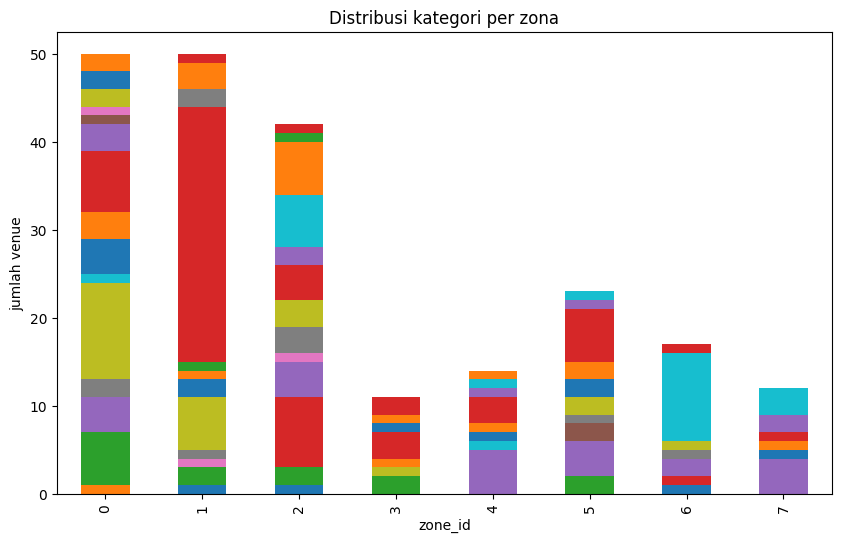
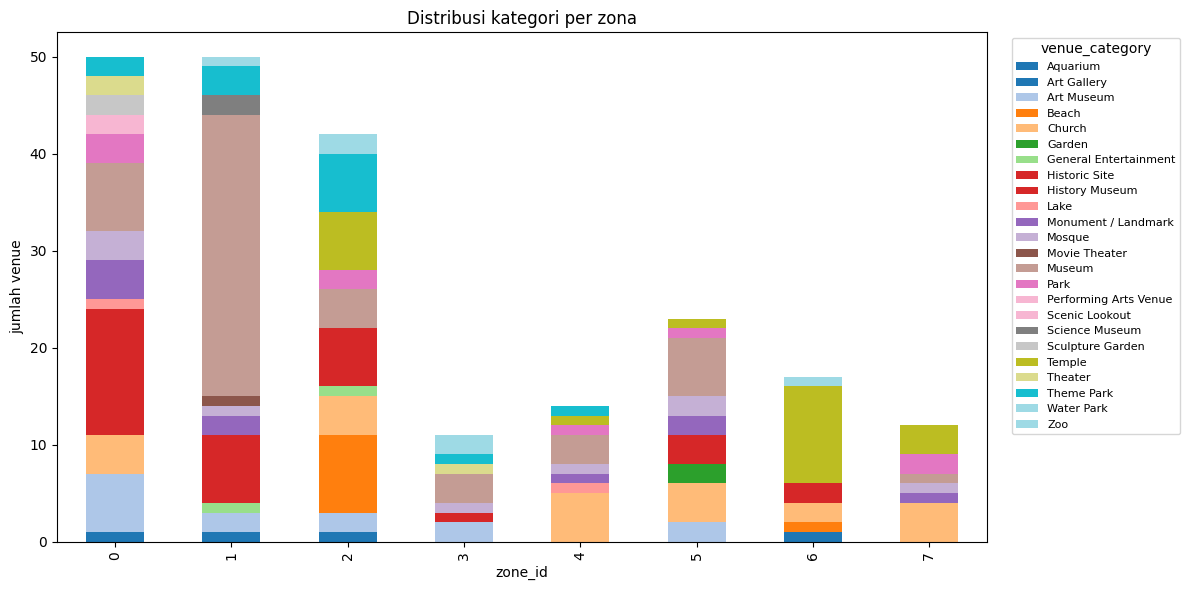
The notebook cell's code change between the first figure and the second:
--- before
+++ after
@@ -1,6 +1,10 @@
 pivot = pd.crosstab(df["zone_id"], df["venue_category"])
-pivot.plot(kind="bar", stacked=True, figsize=(10, 6), legend=False)
+ax = pivot.plot(kind="bar", stacked=True, figsize=(12, 6), legend=True,
+                colormap="tab20")
+ax.legend(title="venue_category", bbox_to_anchor=(1.02, 1), loc="upper left",
+          fontsize=8)
 plt.title("Distribusi kategori per zona")
 plt.xlabel("zone_id")
 plt.ylabel("jumlah venue")
+plt.tight_layout()
 plt.show()

Commit: @ docs: lengkapi notebook untuk slide presentasi progress